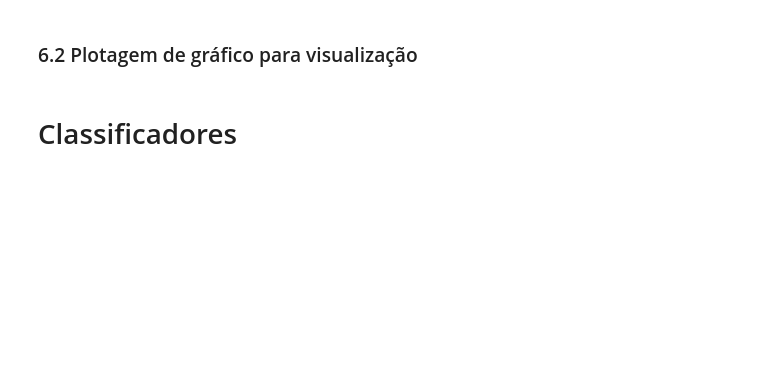
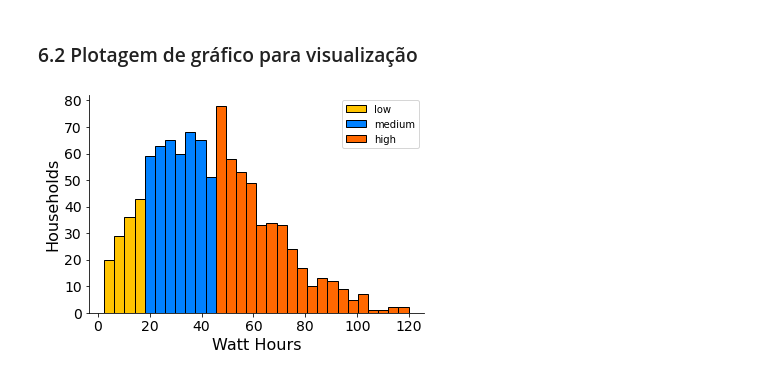
Before and after one commit to viniciusmm7/Rental-Forecast, a Jupyter notebook: Projeto 2 CDados.ipynb, the cells around one changed output. Drawn from its saved outputs; the diff is of its cells as text; code cells hidden in the pictures; blank space fills up the shorter version.

```diff
--- a/Projeto 2 CDados.ipynb
+++ b/Projeto 2 CDados.ipynb
@@ -213,2 +322,39 @@ r2_score(Y_test, Y_pred)
-# %% [markdown]
-# Classificadores
+# %%
+# Pensar em como fazer
+import matplotlib.pyplot as plt
+import numpy as np
+from matplotlib.patches import Rectangle
+
+data = np.random.rayleigh(size=1000)*35
+
+N, bins, patches = plt.hist(data, 30, ec="k")
+
+cmap = plt.get_cmap('jet')
+low = cmap(0.7)
+medium =cmap(0.25)
+high = cmap(0.8)
+
+
+for i in range(0,4):
+    patches[i].set_facecolor(low)
+for i in range(4,11):
+    patches[i].set_facecolor(medium)
+for i in range(11,30):
+    patches[i].set_facecolor(high)
+
+#create legend
+handles = [Rectangle((0,0),1,1,color=c,ec="k") for c in [low,medium, high]]
+labels= ["low","medium", "high"]
+plt.legend(handles, labels)
+
+plt.xlabel("Watt Hours", fontsize=16)
+plt.ylabel("Households", fontsize=16)
+plt.xticks(fontsize=14)
+plt.yticks(fontsize=14)
+
+plt.gca().spines["top"].set_visible(False)
+plt.gca().spines["right"].set_visible(False)
+
+plt.show()
+# %% [output]
+[figure, added]
```
Also changed, not shown: parts of 12 cells of this notebook.
